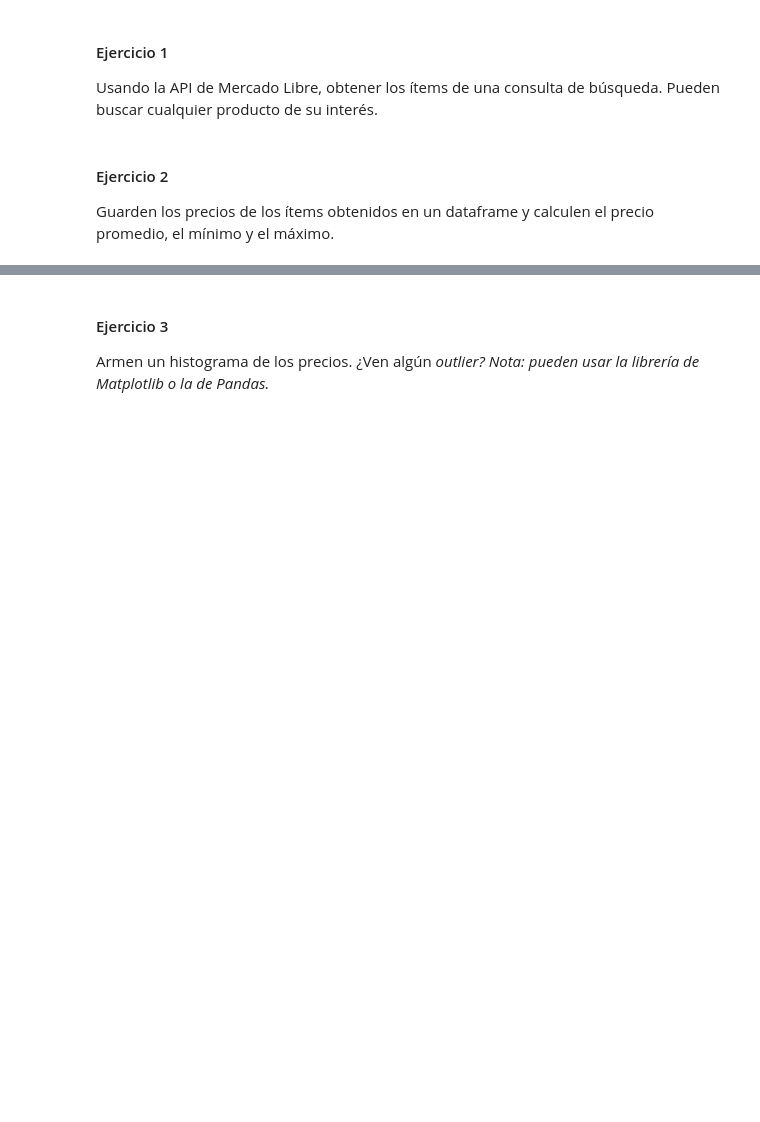
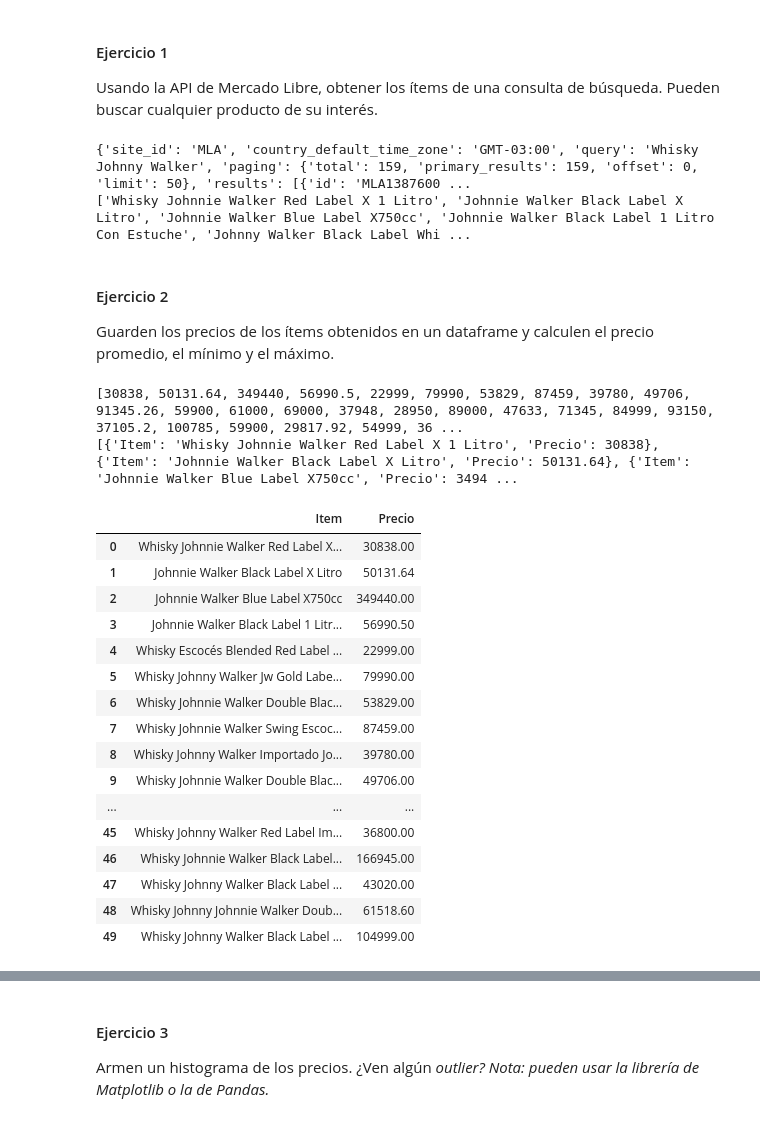
Before and after one commit to fedear402/E337-BD-TPS-G1, a Jupyter notebook: TP1/TP1 - Parte 2.ipynb, the cells around one changed output, grey strips where cells are left out. Cells and saved outputs as stored; diff of their text form; code cells hidden in the pictures; blank space fills up the shorter version.

```diff
--- a/TP1/TP1 - Parte 2.ipynb
+++ b/TP1/TP1 - Parte 2.ipynb
@@ -23,6 +31,63 @@ Domingo 24 de marzo a las 23:59hs
 # %% [markdown]
 #### Ejercicio 1
 Usando la API de Mercado Libre, obtener los ítems de una consulta de búsqueda. Pueden buscar cualquier producto de su interés.
+# %%
+#Obtenemos los datos, junto a su matriz json para obtener el listado de mercadería relacionado a la búsqueda
+buscar = "Whisky Johnny Walker"
+url = "https://api.mercadolibre.com/sites/{}/search?q={}".format("MLA", buscar.replace(" ", "%20"))
+response = requests.request("GET", url)
+data = response.json()
+#Iniciamos el listado de objetos en nuestros resultados de busqueda
+p = 0
+listado=[]
+while p<len(data['results']):
+    item = data['results'][p]['title']
+    listado.append(item)
+    p=p+1
+print(listado)
+# %% [output]
+{'site_id': 'MLA', 'country_default_time_zone': 'GMT-03:00', 'query': 'Whisky Johnny Walker', 'paging': {'total': 159, 'primary_results': 159, 'offset': 0, 'limit': 50}, 'results': [{'id': 'MLA1387600 ...
+['Whisky Johnnie Walker Red Label X 1 Litro', 'Johnnie Walker Black Label X Litro', 'Johnnie Walker Blue Label X750cc', 'Johnnie Walker Black Label 1 Litro Con Estuche', 'Johnny Walker Black Label Whi ...
 # %% [markdown]
 #### Ejercicio 2
 Guarden los precios de los ítems obtenidos en un dataframe y calculen el precio promedio, el mínimo y el máximo.
+# %%
+#Procedemos similarmente al punto anterior para formular un catalogo que incluya el nombre de las publicaciones junto a su precio.
+p = 0
+Precios=[]
+while p<len(data['results']):
+    item = data['results'][p]['price']
+    Precios.append(item)
+    p=p+1
+print(Precios)
+#realizamos una lista llamada catalogo para unir a ella en forma de diccionario las variables pertenecientes a Precios y listado
+p = 0
+catalogo=[]
+while p<len(data['results']):
+    catalogo.append({'Item':listado[p], 'Precio':Precios[p]})
+
+    p=p+1
+print(catalogo)
+#Convertimos la lista en un dataframe con pandas
+catalogo_df=pd.DataFrame(catalogo)
+catalogo_df
+# %% [output]
+[30838, 50131.64, 349440, 56990.5, 22999, 79990, 53829, 87459, 39780, 49706, 91345.26, 59900, 61000, 69000, 37948, 28950, 89000, 47633, 71345, 84999, 93150, 37105.2, 100785, 59900, 29817.92, 54999, 36 ...
+[{'Item': 'Whisky Johnnie Walker Red Label X 1 Litro', 'Precio': 30838}, {'Item': 'Johnnie Walker Black Label X Litro', 'Precio': 50131.64}, {'Item': 'Johnnie Walker Blue Label X750cc', 'Precio': 3494 ...
+|  | Item | Precio |
+| 0 | Whisky Johnnie Walker Red Label X... | 30838.00 |
+| 1 | Johnnie Walker Black Label X Litro | 50131.64 |
+| 2 | Johnnie Walker Blue Label X750cc | 349440.00 |
+| 3 | Johnnie Walker Black Label 1 Litr... | 56990.50 |
+| 4 | Whisky Escocés Blended Red Label ... | 22999.00 |
+| 5 | Whisky Johnny Walker Jw Gold Labe... | 79990.00 |
+| 6 | Whisky Johnnie Walker Double Blac... | 53829.00 |
+| 7 | Whisky Johnnie Walker Swing Escoc... | 87459.00 |
+| 8 | Whisky Johnny Walker Importado Jo... | 39780.00 |
+| 9 | Whisky Johnnie Walker Double Blac... | 49706.00 |
+| ... | ... | ... |
+| 45 | Whisky Johnny Walker Red Label Im... | 36800.00 |
+| 46 | Whisky Johnnie Walker Black Label... | 166945.00 |
+| 47 | Whisky Johnny Walker Black Label ... | 43020.00 |
+| 48 | Whisky Johnny Johnnie Walker Doub... | 61518.60 |
+| 49 | Whisky Johnny Walker Black Label ... | 104999.00 |
```
Also changed, not shown: parts of 4 cells of this notebook.
